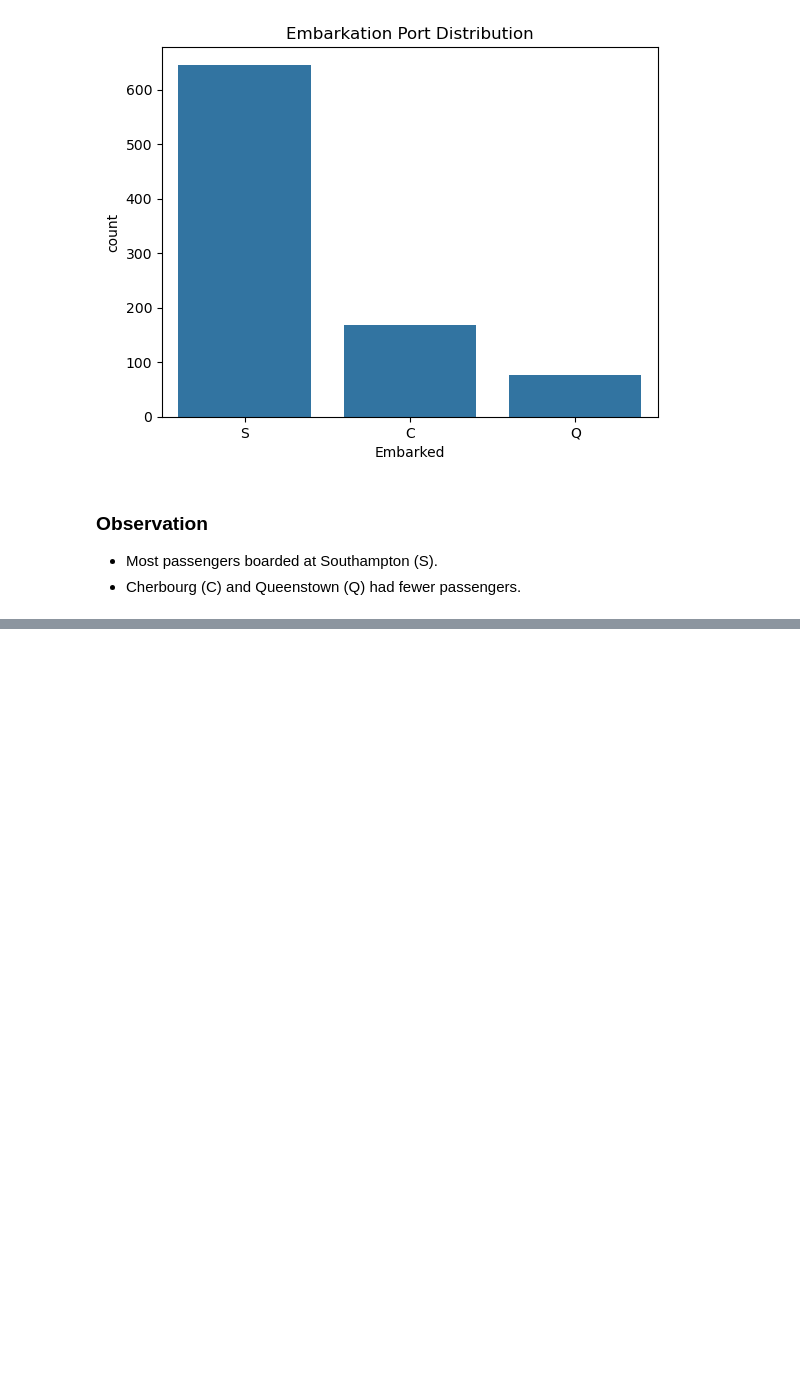
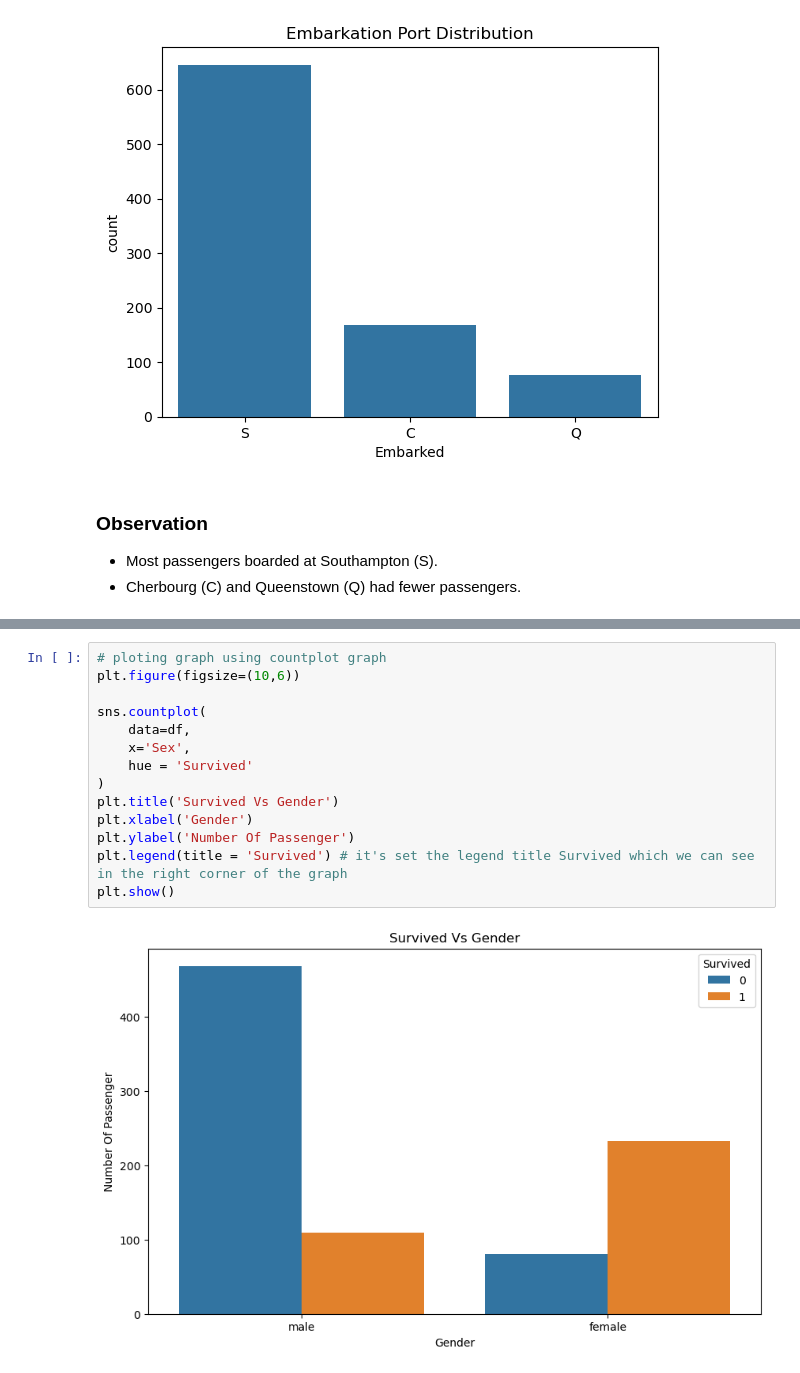
Before and after one commit to pavanpal00000-maker/Titanic--Survival-Analysis-, a Jupyter notebook: Notebooks/02_exploratory_data_analysis.ipynb, the cells around one changed output, grey strips where cells are left out. Saved outputs shown, nothing was run; the diff lists cells and outputs as text; blank space fills up the shorter version.

```diff
--- a/Notebooks/02_exploratory_data_analysis.ipynb
+++ b/Notebooks/02_exploratory_data_analysis.ipynb
@@ -295,0 +320,16 @@ plt.show()
+# %%
+# ploting graph using countplot graph
+plt.figure(figsize=(10,6))
+
+sns.countplot(
+    data=df,
+    x='Sex',
+    hue = 'Survived'
+)
+plt.title('Survived Vs Gender')
+plt.xlabel('Gender')
+plt.ylabel('Number Of Passenger')
+plt.legend(title = 'Survived') # it's set the legend title Survived which we can see in the right corner of the graph
+plt.show()
+# %% [output]
+[figure, added]
```
Also changed, not shown: parts of 24 cells of this notebook.
